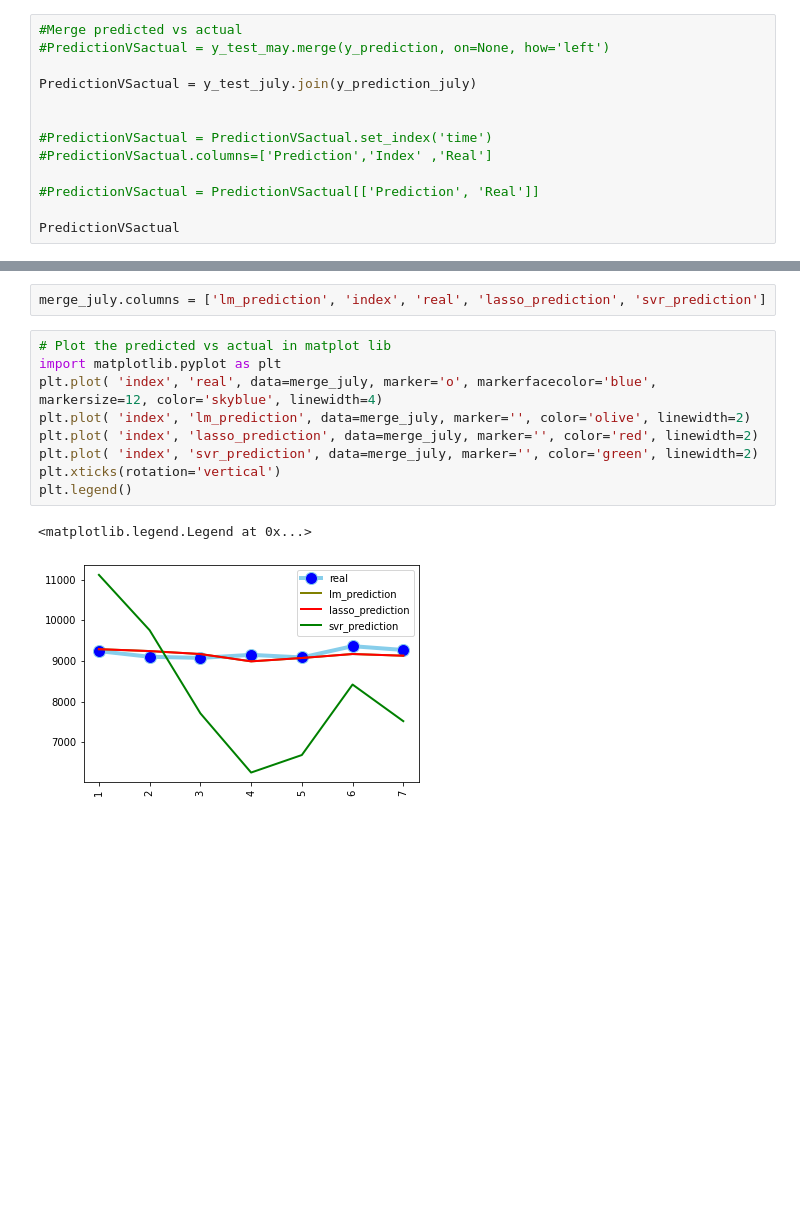
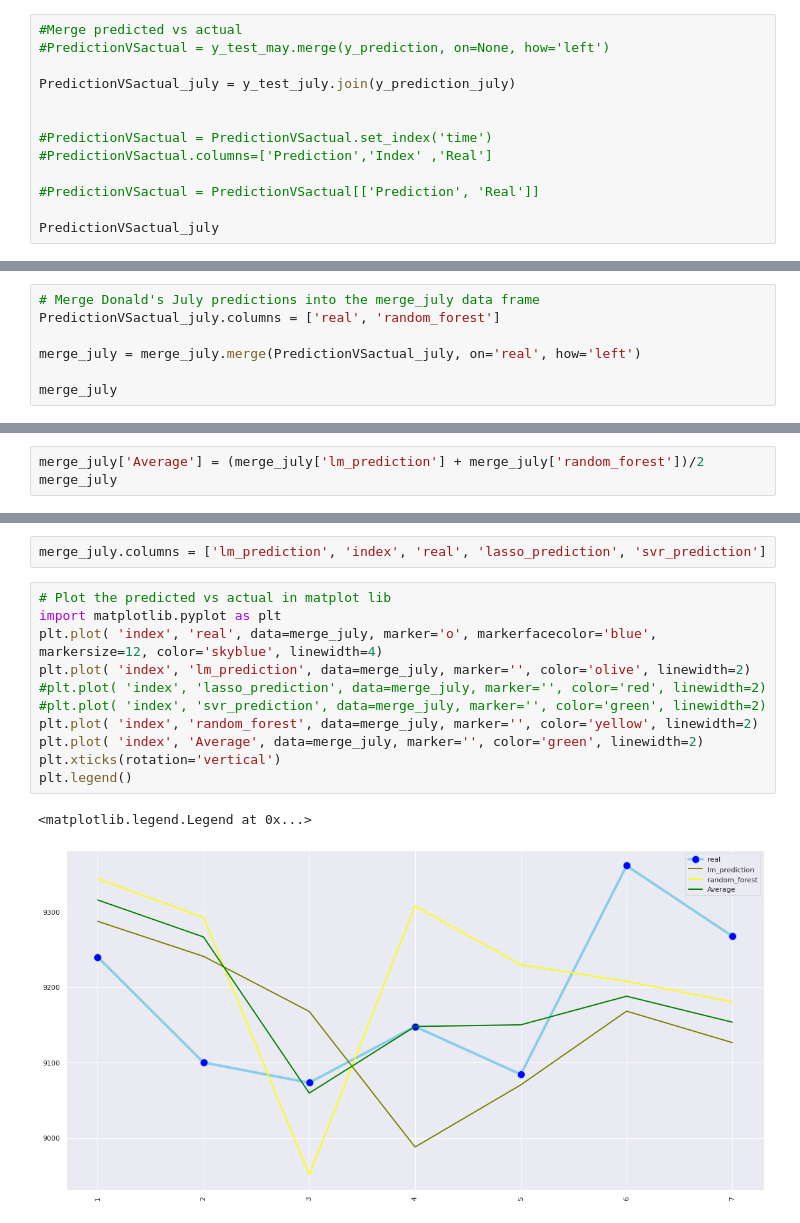
Before and after one commit to DonaldTurton/iLab2, a Jupyter notebook: Mdoelling_1.ipynb, the cells around one changed output, grey strips where cells are left out. Saved outputs shown, nothing was run; the diff lists cells and outputs as text; blank space fills up the shorter version.

```diff
--- a/Mdoelling_1.ipynb
+++ b/Mdoelling_1.ipynb
@@ -331,7 +289,7 @@ y_prediction_july
 #Merge predicted vs actual
 #PredictionVSactual = y_test_may.merge(y_prediction, on=None, how='left')
 
-PredictionVSactual = y_test_july.join(y_prediction_july)
+PredictionVSactual_july = y_test_july.join(y_prediction_july)
 
 
 #PredictionVSactual = PredictionVSactual.set_index('time')
@@ -339,6 +297,6 @@ PredictionVSactual = y_test_july.join(y_prediction_july)
 
 #PredictionVSactual = PredictionVSactual[['Prediction', 'Real']]
 
-PredictionVSactual
+PredictionVSactual_july
 # %% [output]
 |  | BTC_close | Prediction |
@@ -793,3 +786,10 @@ y_pred_july_svr
 # %%
 # merge the prediction and actual data frames
 merge_july = merge_july.merge(y_pred_july_svr, on='index', how='left')
+# %%
+# Merge Donald's July predictions into the merge_july data frame
+PredictionVSactual_july.columns = ['real', 'random_forest']
+
+merge_july = merge_july.merge(PredictionVSactual_july, on='real', how='left')
+
+merge_july
@@ -795,0 +805,3 @@ merge_july = merge_july.merge(y_pred_july_svr, on='index', how='left')
+# %%
+merge_july['Average'] = (merge_july['lm_prediction'] + merge_july['random_forest'])/2
+merge_july
@@ -798,12 +819,14 @@ merge_july.columns = ['lm_prediction', 'index', 'real', 'lasso_prediction', 'svr
 # %%
 # Plot the predicted vs actual in matplot lib
 import matplotlib.pyplot as plt
 plt.plot( 'index', 'real', data=merge_july, marker='o', markerfacecolor='blue', markersize=12, color='skyblue', linewidth=4)
 plt.plot( 'index', 'lm_prediction', data=merge_july, marker='', color='olive', linewidth=2)
-plt.plot( 'index', 'lasso_prediction', data=merge_july, marker='', color='red', linewidth=2)
-plt.plot( 'index', 'svr_prediction', data=merge_july, marker='', color='green', linewidth=2)
+#plt.plot( 'index', 'lasso_prediction', data=merge_july, marker='', color='red', linewidth=2)
+#plt.plot( 'index', 'svr_prediction', data=merge_july, marker='', color='green', linewidth=2)
+plt.plot( 'index', 'random_forest', data=merge_july, marker='', color='yellow', linewidth=2)
+plt.plot( 'index', 'Average', data=merge_july, marker='', color='green', linewidth=2)
 plt.xticks(rotation='vertical')
 plt.legend()
 # %% [output]
 <matplotlib.legend.Legend at 0x...>
-[figure, old version]
+[figure, new version]
```
Also changed, not shown: parts of 28 cells of this notebook.
